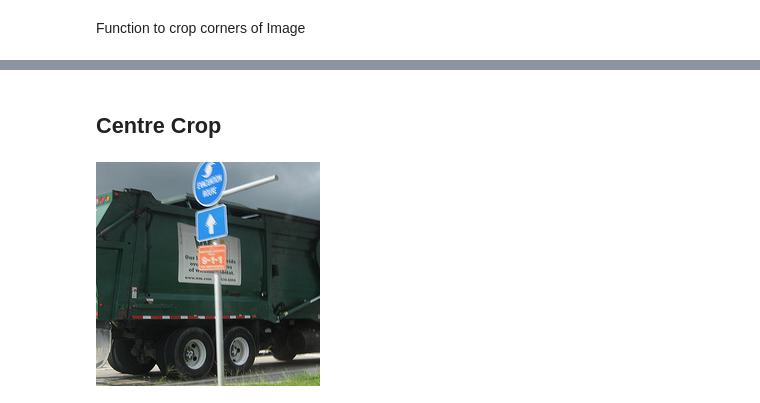
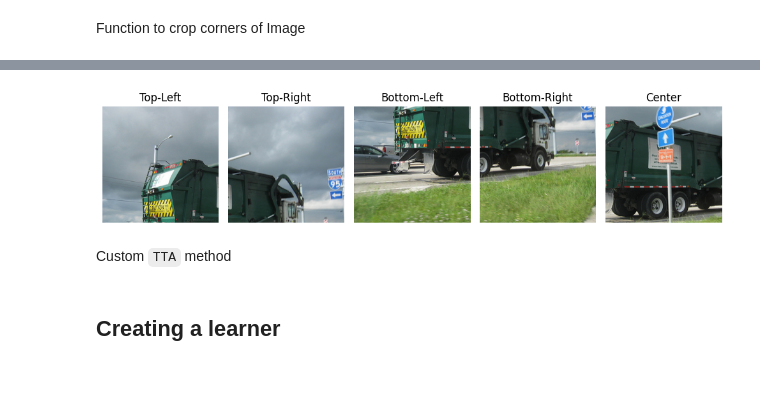
Before and after one commit to Utkarsh736/Test-Time-Augmentation, a Jupyter notebook: tta_nb.ipynb, the cells around one changed output, grey strips where cells are left out. Drawn from its saved outputs; the diff is of its cells as text; code cells hidden in the pictures; blank space fills up the shorter version.

Commit message:
[Update] Crop methods

```diff
--- a/tta_nb.ipynb
+++ b/tta_nb.ipynb
@@ -71,6 +14,0 @@ im.crop((100, 100, 500, 300))
-# %% [markdown]
-## Centre Crop
-# %%
-im.crop_pad(224)
-# %% [output]
-[figure, removed]
@@ -78,0 +15,49 @@ im.crop_pad(224)
+# %%
+def crop_image_5_ways(img, crop_size):
+    "Function to crop an image into 5 regions: four corners and the center."
+    w, h = img.size  # Get original image width and height
+
+    # Calculate coordinates for the center crop
+    center_x, center_y = (w - crop_size) // 2, (h - crop_size) // 2
+
+    # Generate 5 crops: top-left, top-right, bottom-left, bottom-right, and center
+    crops = [
+        img.crop((0, 0, crop_size, crop_size)),  # Top-left
+        img.crop((w - crop_size, 0, w, crop_size)),  # Top-right
+        img.crop((0, h - crop_size, crop_size, h)),  # Bottom-left
+        img.crop((w - crop_size, h - crop_size, w, h)),  # Bottom-right
+        img.crop((center_x, center_y, center_x + crop_size, center_y + crop_size))  # Center
+    ]
+
+    return crops
+# %%
+import matplotlib.pyplot as plt
+
+def visualize_crops(crops, figsize=(10, 5)):
+    """
+    Function to visualize the 5 crops returned by crop_image_5_ways.
+
+    Parameters:
+    - crops: List of 5 cropped images returned by the crop_image_5_ways function.
+    - figsize: Tuple for the size of the figure.
+    """
+    # Create a subplot with 1 row and 5 columns
+    fig, axs = plt.subplots(1, 5, figsize=figsize)
+
+    # Titles for the crops
+    titles = ['Top-Left', 'Top-Right', 'Bottom-Left', 'Bottom-Right', 'Center']
+
+    for i, (crop, ax) in enumerate(zip(crops, axs)):
+        ax.imshow(crop)
+        ax.set_title(titles[i])
+        ax.axis('off')  # Hide the axes for a cleaner look
+
+    plt.tight_layout()
+    plt.show()
+# %%
+crops = crop_image_5_ways(im, 224)
+visualize_crops(crops)
+# %% [output]
+[figure, added]
+# %% [markdown]
+Custom `TTA` method
@@ -78,0 +77,2 @@ im.crop_pad(224)
+# %% [markdown]
+## Creating a learner
```
Also changed, not shown: parts of 14 cells of this notebook.
